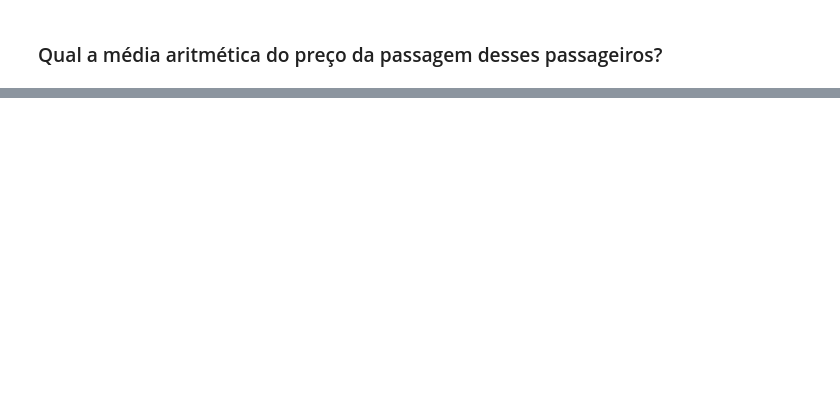
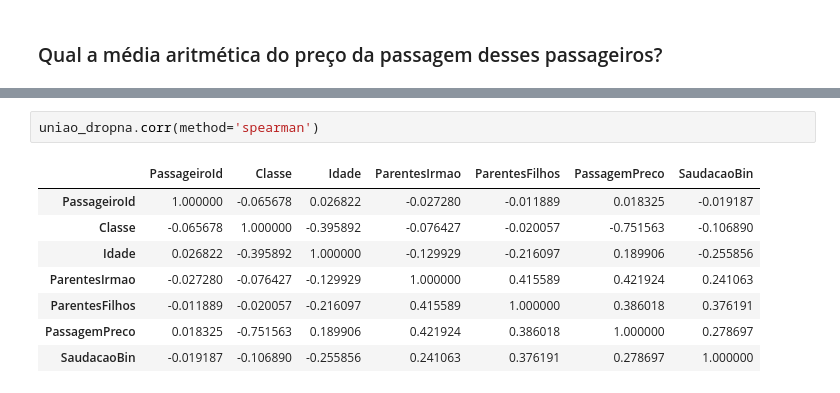
Before and after one commit to silvanopessoa/titanic, a Jupyter notebook: 01 - Análise Exploratória de Dados - Titanic.ipynb, the cells around one changed output, grey strips where cells are left out. Cells and saved outputs as stored; diff of their text form; blank space fills up the shorter version.

```diff
--- a/01 - Análise Exploratória de Dados - Titanic.ipynb
+++ b/01 - Análise Exploratória de Dados - Titanic.ipynb
@@ -1215,0 +1438,11 @@ uniao.loc[(uniao['Cabine']=='SEM_CABINE') & (uniao['Idade']>=50.5) & (uniao['Por
+# %%
+uniao_dropna.corr(method='spearman')
+# %% [output]
+|  | PassageiroId | Classe | Idade | ParentesIrmao | ParentesFilhos | PassagemPreco | SaudacaoBin |
+| PassageiroId | 1.000000 | -0.065678 | 0.026822 | -0.027280 | -0.011889 | 0.018325 | -0.019187 |
+| Classe | -0.065678 | 1.000000 | -0.395892 | -0.076427 | -0.020057 | -0.751563 | -0.106890 |
+| Idade | 0.026822 | -0.395892 | 1.000000 | -0.129929 | -0.216097 | 0.189906 | -0.255856 |
+| ParentesIrmao | -0.027280 | -0.076427 | -0.129929 | 1.000000 | 0.415589 | 0.421924 | 0.241063 |
+| ParentesFilhos | -0.011889 | -0.020057 | -0.216097 | 0.415589 | 1.000000 | 0.386018 | 0.376191 |
+| PassagemPreco | 0.018325 | -0.751563 | 0.189906 | 0.421924 | 0.386018 | 1.000000 | 0.278697 |
+| SaudacaoBin | -0.019187 | -0.106890 | -0.255856 | 0.241063 | 0.376191 | 0.278697 | 1.000000 |
```
Also changed, not shown: parts of 27 cells of this notebook.
